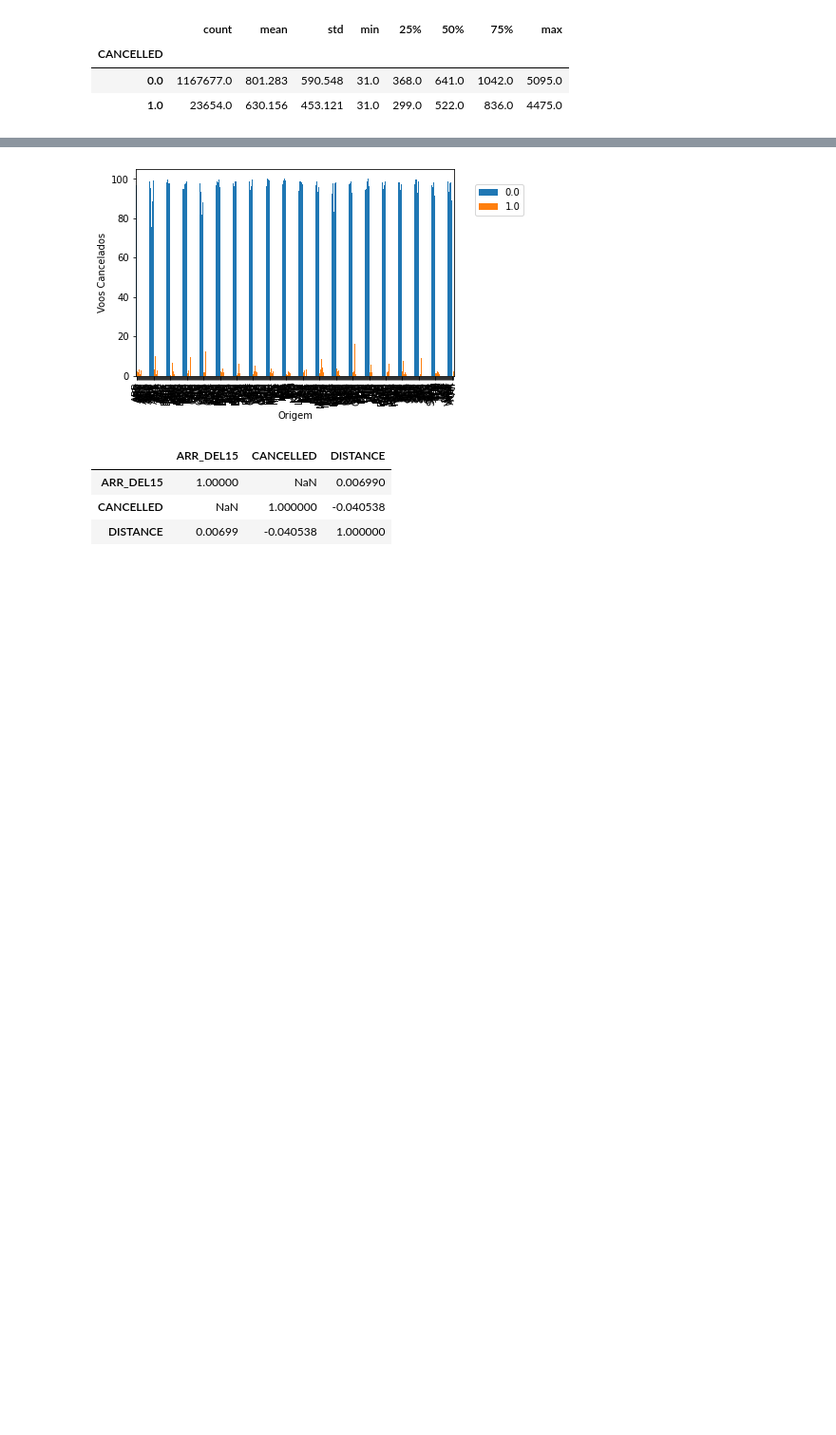
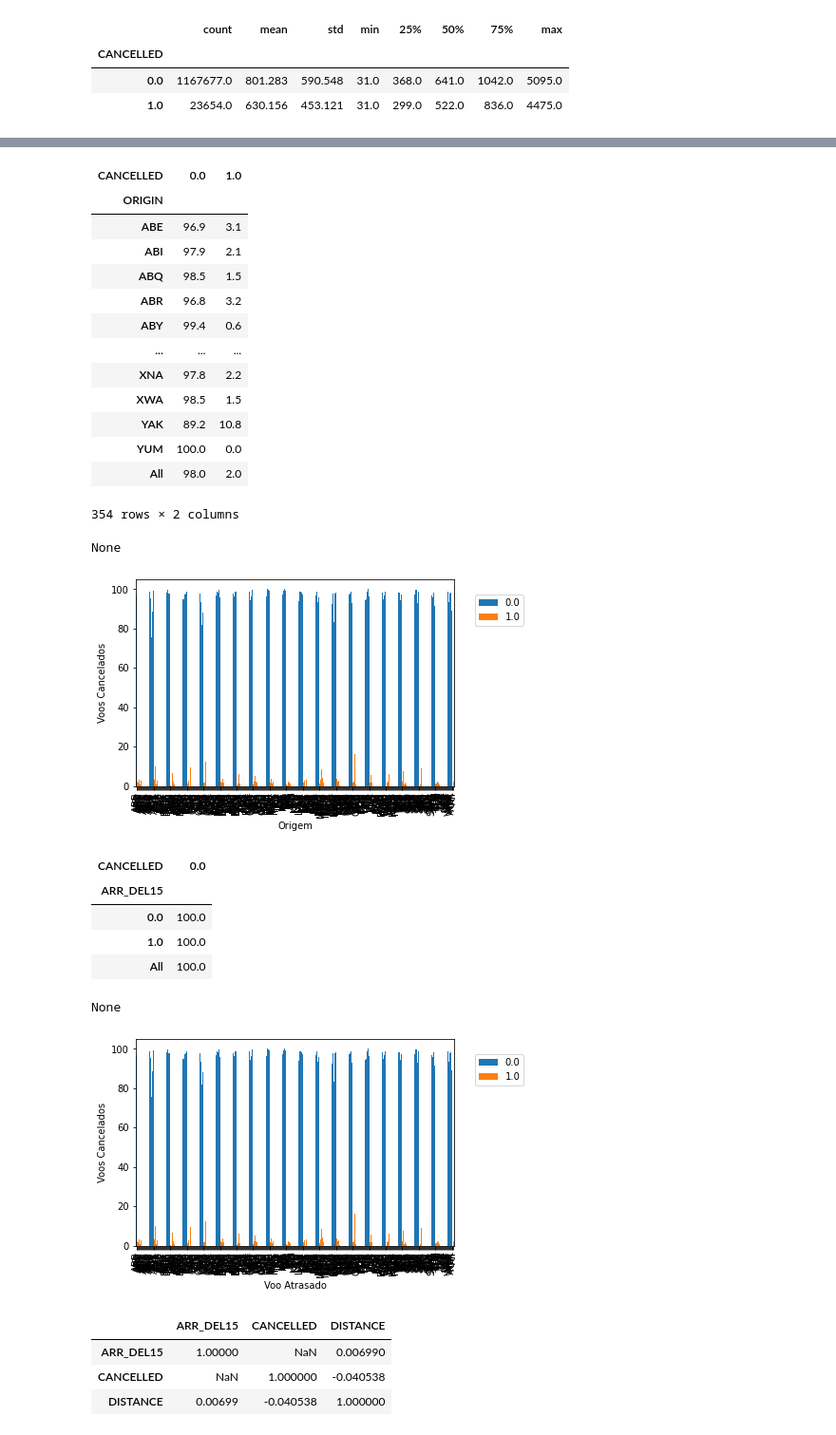
Before and after one commit to insper-classroom/22-2a-cd-p2-grupo_bexcamrefe, a Jupyter notebook: relatoriop2.ipynb, the cells around one changed output, grey strips where cells are left out. Shown at 95% size. Saved outputs shown, nothing was run; the diff lists cells and outputs as text; code cells hidden in the pictures; blank space fills up the shorter version.

```diff
--- a/relatoriop2.ipynb
+++ b/relatoriop2.ipynb
@@ -171,6 +171,14 @@ plt.legend(bbox_to_anchor=(1.05, 0.95)); # Coloca legenda para fora da janela gr
 plt.show()
 
 # Atrasados X Cancelados
+del_canc = pd.crosstab(Dados_gerais['ARR_DEL15'], Dados_gerais['CANCELLED'], normalize='index',margins=True).round(3)*100
+print(display(del_canc))
+org_canc.plot.bar()
+plt.ylabel('Voos Cancelados')
+plt.xlabel('Voo Atrasado')
+plt.legend(loc='center')
+plt.legend(bbox_to_anchor=(1.05, 0.95)); # Coloca legenda para fora da janela gráfica
+plt.show()
 # %% [output]
 | CANCELLED | 0.0 | 1.0 |
 | OP_CARRIER |  |  |
@@ -195,5 +218,27 @@ None
 [figure]
+| CANCELLED | 0.0 | 1.0 |
+| ORIGIN |  |  |
+| ABE | 96.9 | 3.1 |
+| ABI | 97.9 | 2.1 |
+| ABQ | 98.5 | 1.5 |
+| ABR | 96.8 | 3.2 |
+| ABY | 99.4 | 0.6 |
+| ... | ... | ... |
+| XNA | 97.8 | 2.2 |
+| XWA | 98.5 | 1.5 |
+| YAK | 89.2 | 10.8 |
+| YUM | 100.0 | 0.0 |
+| All | 98.0 | 2.0 |
+354 rows × 2 columns
+None
 [figure]
+| CANCELLED | 0.0 |
+| ARR_DEL15 |  |
+| 0.0 | 100.0 |
+| 1.0 | 100.0 |
+| All | 100.0 |
+None
+[figure, added]
 # %%
 Treinamento.corr()
 # %% [output]
```
Also changed, not shown: parts of 1 cell of this notebook.
